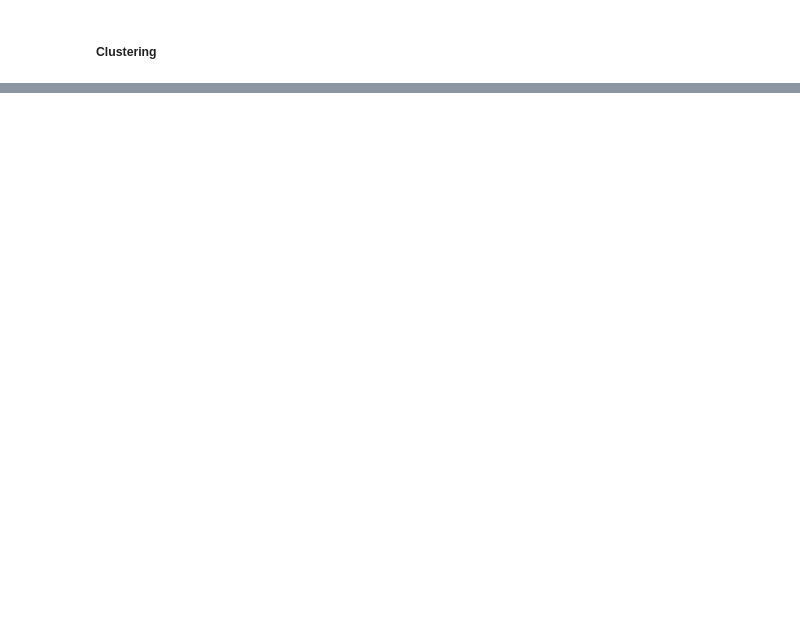
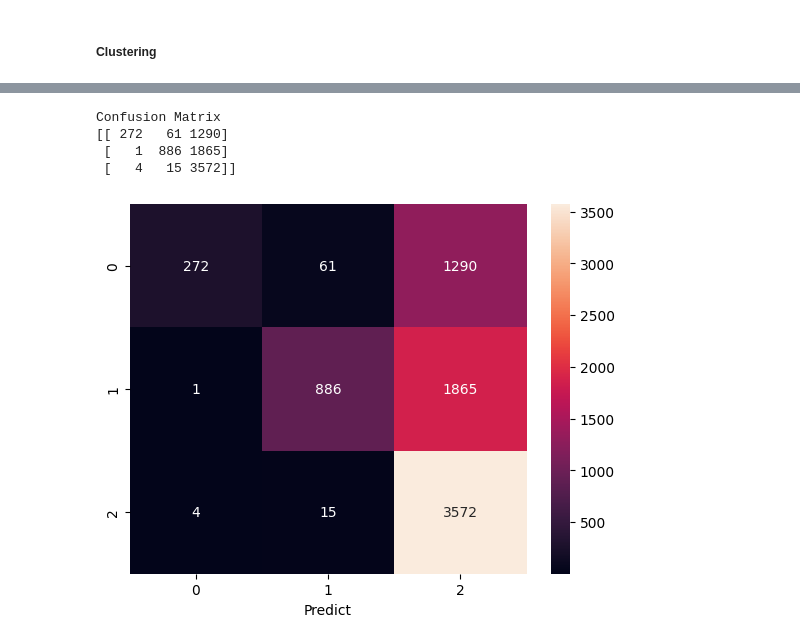
Before and after one commit to iqrima4422/UAS_ProyekML, a Jupyter notebook: code.ipynb, the cells around one changed output, grey strips where cells are left out. Saved outputs shown, nothing was run; the diff lists cells and outputs as text; code cells hidden in the pictures; blank space fills up the shorter version.

```diff
--- a/code.ipynb
+++ b/code.ipynb
@@ -222,0 +155,4 @@ df.head()
+# %%
+# Labeling sentiment_cluster and make new column with name labeling from sentiment_cluster
+df_stem['labeling'] = df_stem['sentiment_cluster'].map({'Positif': 1, 'Neutral': 0, 'Negatif': -1})
+df_stem.head()
@@ -222,0 +181,28 @@ df.head()
+# %%
+# Buat Clasification with naive bayes
+from sklearn.model_selection import train_test_split
+from sklearn.feature_extraction.text import TfidfVectorizer
+
+# Split data
+X_train, X_test, y_train, y_test = train_test_split(df_stem['content_clean'], df_stem['labeling'], test_size=0.2, random_state=42)
+
+# Vectorize
+tfidf = TfidfVectorizer()
+
+X_train = tfidf.fit_transform(X_train)
+X_test = tfidf.transform(X_test)
+
+# Import Naive Bayes
+from sklearn.naive_bayes import MultinomialNB
+
+# Train model
+model = MultinomialNB()
+model.fit(X_train, y_train)
+
+# Predict
+y_pred = model.predict(X_test)
+
+# Evaluation
+label = {1: 'Positif', 0: 'Neutral', -1: 'Negatif'}
+y_test = y_test.map(label)
+y_pred = pd.Series(y_pred).map(label)
@@ -222,0 +260,18 @@ df.head()
+# %%
+#  Confussion Metric
+from sklearn.metrics import confusion_matrix
+import seaborn as sns
+import matplotlib.pyplot as plt
+
+print('Confusion Matrix' , confusion_matrix(y_test, y_pred), sep='\n')
+
+cm = confusion_matrix(y_test, y_pred)
+sns.heatmap(cm, annot=True, fmt='d')
+plt.xlabel('Predict')
+plt.show()
+# %% [output]
+Confusion Matrix
+[[ 272   61 1290]
+ [   1  886 1865]
+ [   4   15 3572]]
+[figure, added]
```
Also changed, not shown: parts of 17 cells of this notebook.
